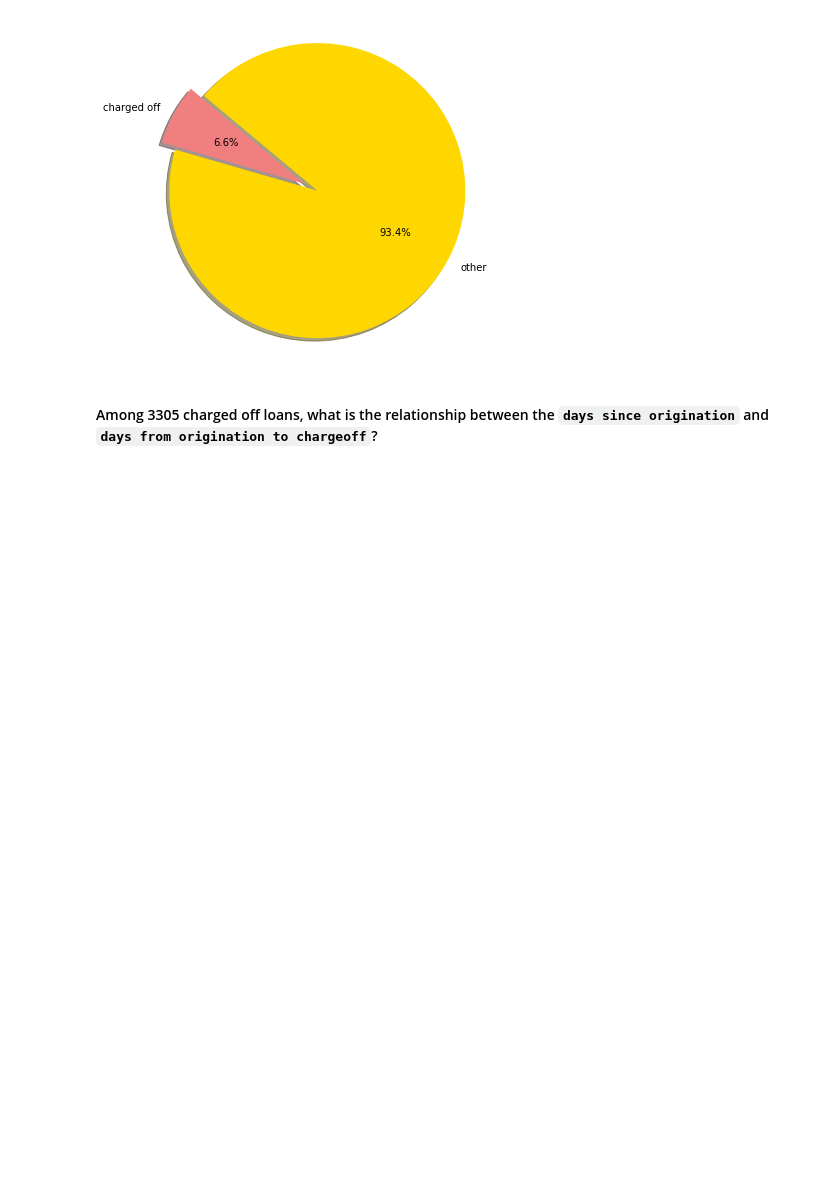
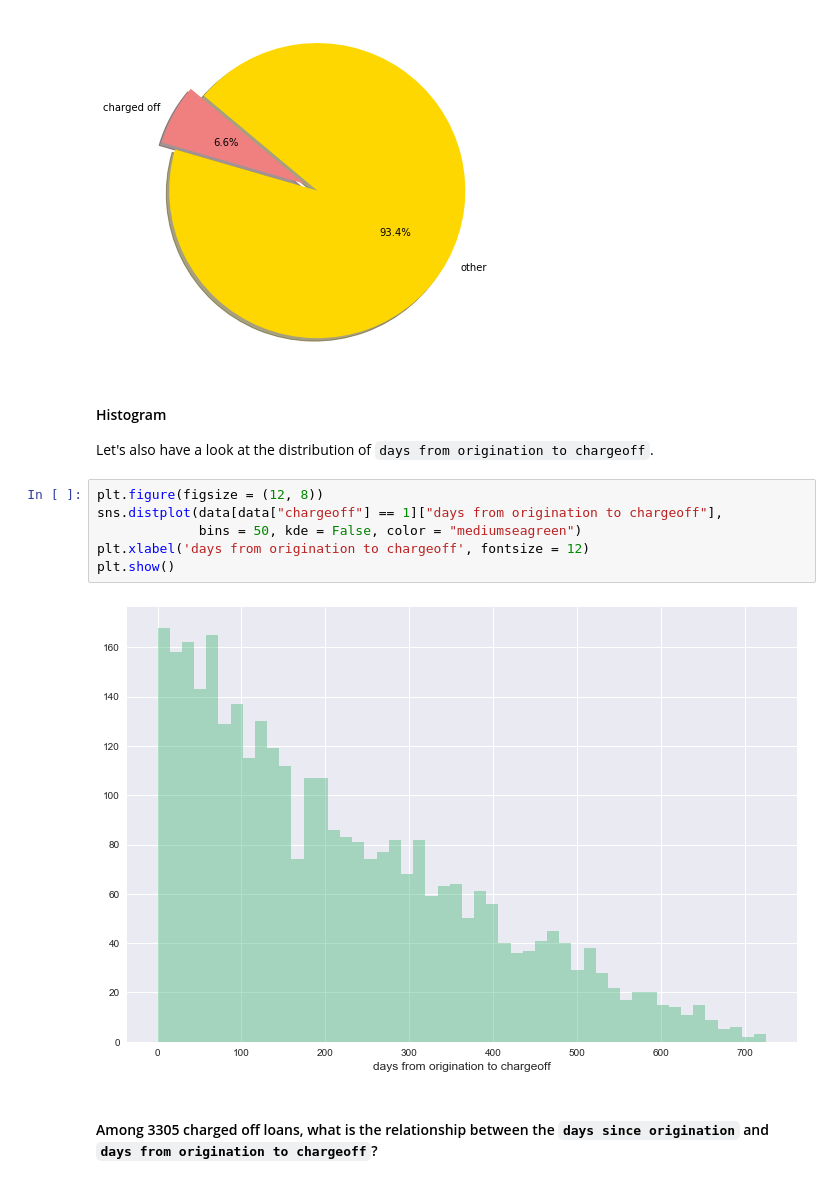
Before and after one commit to Richard-Hendricks/UIUC-Fall-2017, a Jupyter notebook: OA/Upstart Data Challenge - Yiming Gao.ipynb, the cells around one changed output. Saved outputs shown, nothing was run; the diff lists cells and outputs as text; blank space fills up the shorter version.

```diff
--- a/OA/Upstart Data Challenge - Yiming Gao.ipynb
+++ b/OA/Upstart Data Challenge - Yiming Gao.ipynb
@@ -64,6 +65,17 @@ plt.axis('equal')
 plt.show()
 # %% [output]
 [figure]
+# %% [markdown]
+#### Histogram
+Let's also have a look at the distribution of `days from origination to chargeoff`.
+# %%
+plt.figure(figsize = (12, 8))
+sns.distplot(data[data["chargeoff"] == 1]["days from origination to chargeoff"],
+             bins = 50, kde = False, color = "mediumseagreen")
+plt.xlabel('days from origination to chargeoff', fontsize = 12)
+plt.show()
+# %% [output]
+[figure, added]
 # %% [markdown]
 #### Among 3305 charged off loans, what is the relationship between the `days since origination` and `days from origination to chargeoff`?
 # %%
```
Also changed, not shown: parts of 1 cell of this notebook.
